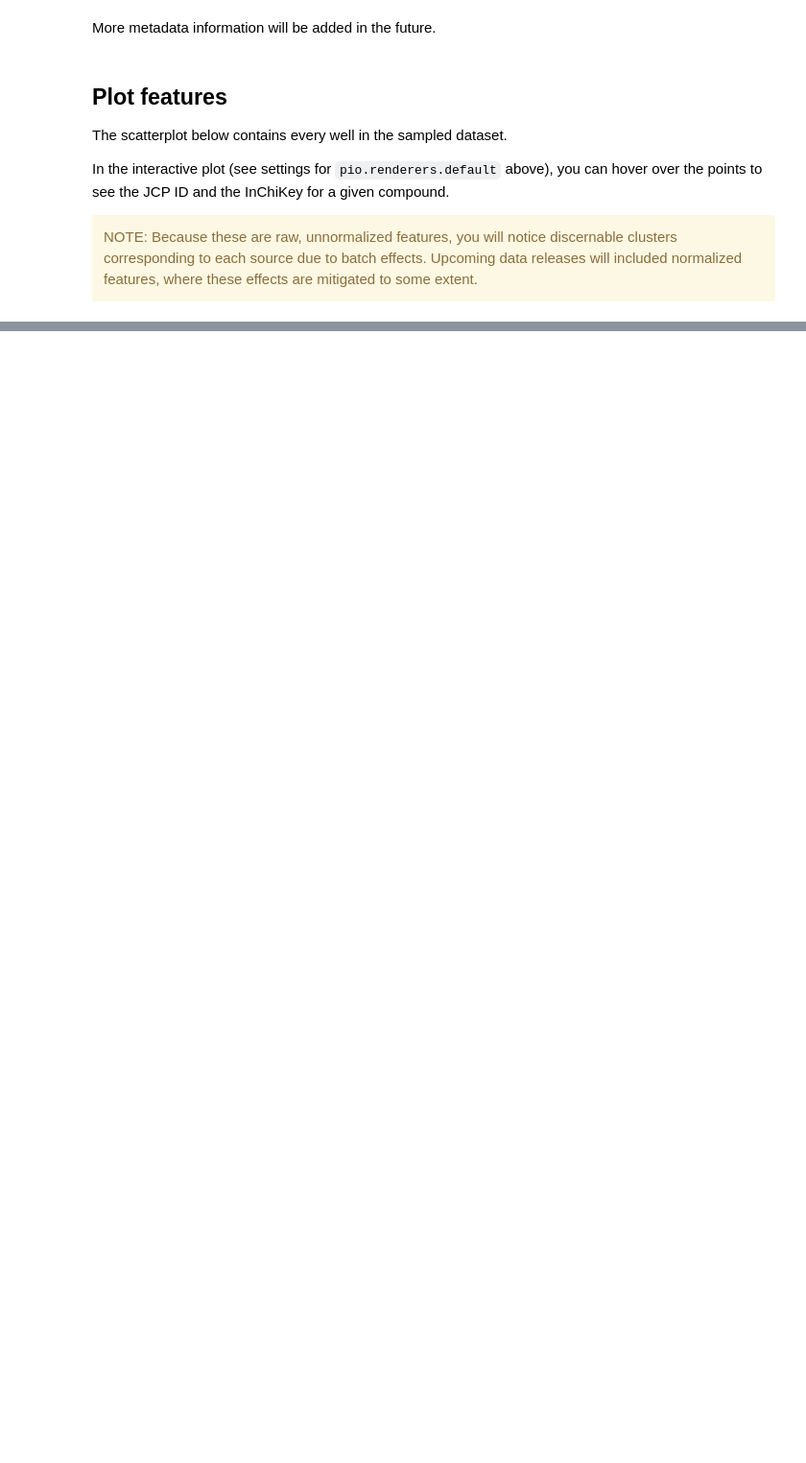
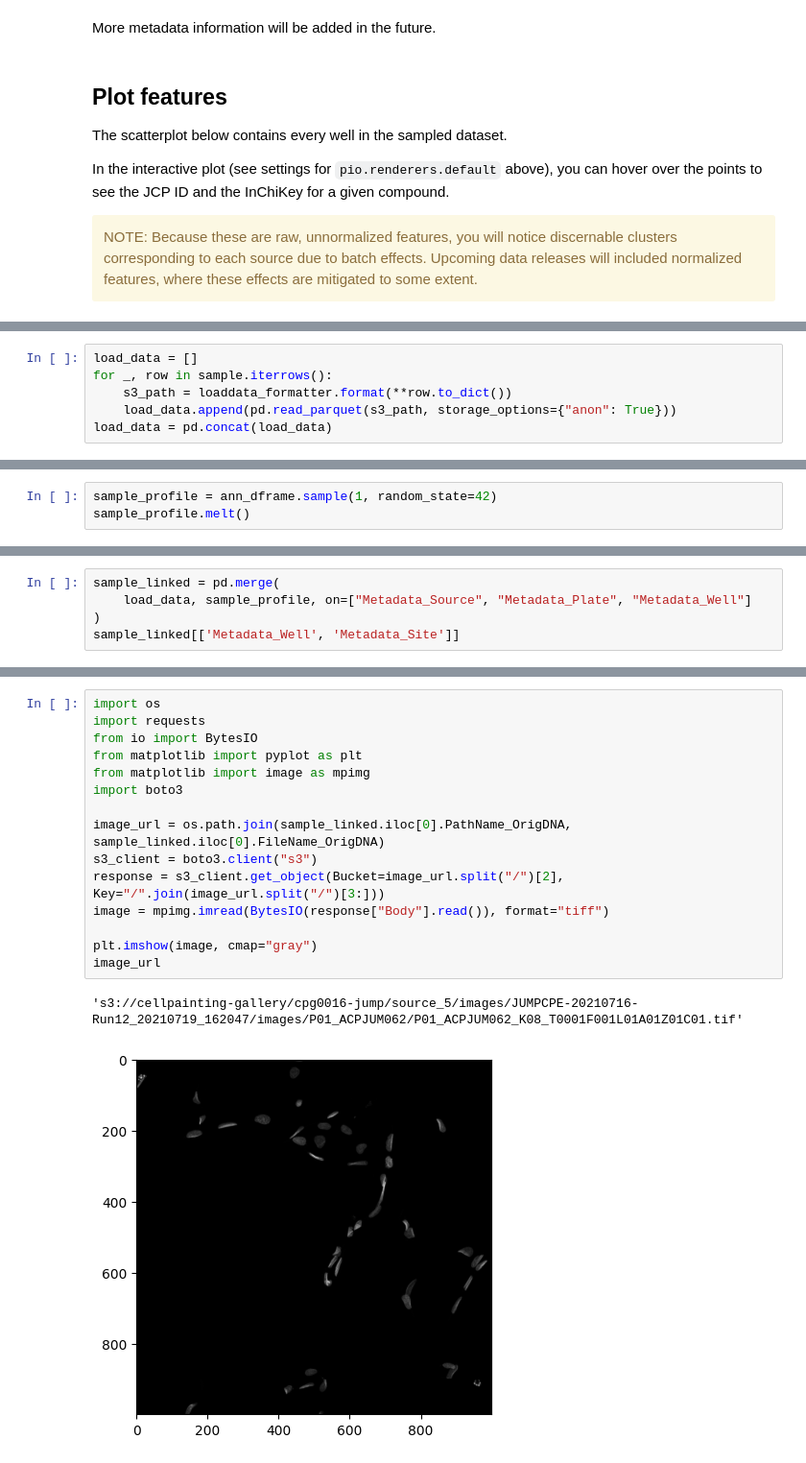
Before and after one commit to jump-cellpainting/datasets, a Jupyter notebook: sample_notebook.ipynb, the cells around one changed output, grey strips where cells are left out. Shown at 96% size. Drawn from its saved outputs; the diff is of its cells as text; blank space fills up the shorter version.

```diff
--- a/sample_notebook.ipynb
+++ b/sample_notebook.ipynb
@@ -114,0 +146,6 @@ There's a lot more to come! We will add more example notebooks as we go.
+# %%
+load_data = []
+for _, row in sample.iterrows():
+    s3_path = loaddata_formatter.format(**row.to_dict())
+    load_data.append(pd.read_parquet(s3_path, storage_options={"anon": True}))
+load_data = pd.concat(load_data)
@@ -114,0 +178,3 @@ There's a lot more to come! We will add more example notebooks as we go.
+# %%
+sample_profile = ann_dframe.sample(1, random_state=42)
+sample_profile.melt()
@@ -114,0 +194,5 @@ There's a lot more to come! We will add more example notebooks as we go.
+# %%
+sample_linked = pd.merge(
+    load_data, sample_profile, on=["Metadata_Source", "Metadata_Plate", "Metadata_Well"]
+)
+sample_linked[['Metadata_Well', 'Metadata_Site']]
@@ -114,0 +237,18 @@ There's a lot more to come! We will add more example notebooks as we go.
+# %%
+import os
+import requests
+from io import BytesIO
+from matplotlib import pyplot as plt
+from matplotlib import image as mpimg
+import boto3
+
+image_url = os.path.join(sample_linked.iloc[0].PathName_OrigDNA, sample_linked.iloc[0].FileName_OrigDNA)
+s3_client = boto3.client("s3")
+response = s3_client.get_object(Bucket=image_url.split("/")[2], Key="/".join(image_url.split("/")[3:]))
+image = mpimg.imread(BytesIO(response["Body"].read()), format="tiff")
+
+plt.imshow(image, cmap="gray")
+image_url
+# %% [output]
+'s3://cellpainting-gallery/cpg0016-jump/source_5/images/JUMPCPE-20210716-Run12_20210719_162047/images/P01_ACPJUM062/P01_ACPJUM062_K08_T0001F001L01A01Z01C01.tif'
+[figure, added]
```
Also changed, not shown: parts of 19 cells of this notebook.
